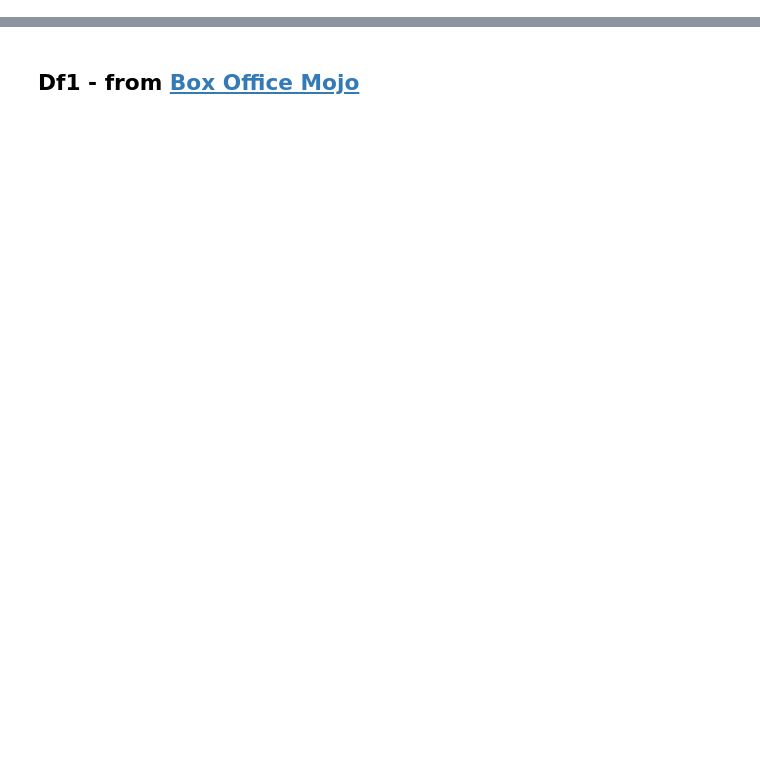
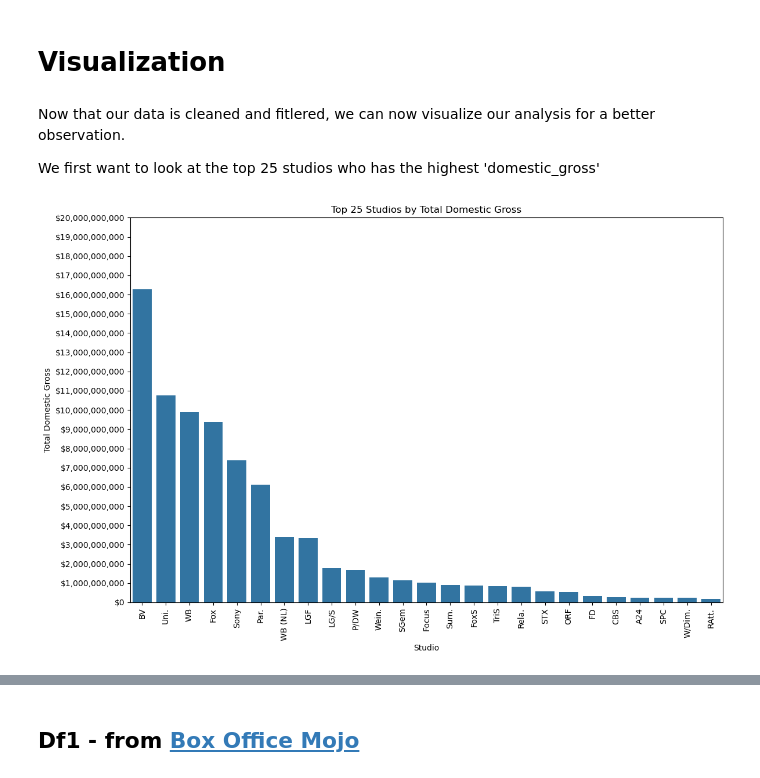
Before and after one commit to TravisClark1432/TAD-Pictures-Productions-Analysis, a Jupyter notebook: alli.p2.ipynb, the cells around one changed output, grey strips where cells are left out. Drawn from its saved outputs; the diff is of its cells as text; code cells hidden in the pictures; blank space fills up the shorter version.

```diff
--- a/alli.p2.ipynb
+++ b/alli.p2.ipynb
@@ -63,0 +345,20 @@ pd. read_sql(
+# %%
+merged_df6_q1_df.loc[8, 'genres'] = 'Action,Adventure,Sci-Fi'
+merged_df6_q1_df.loc[4, 'genres'] = 'Action,Adventure,Sci-Fi'
+merged_df6_q1_df.loc[251, 'genres'] = 'Action,Adventure,Sci-Fi'
+merged_df6_q1_df.loc[251, 'studio'] = 'Sony'
+merged_df6_q1_df.loc[165, 'genres'] = 'Adventure,Drama,Fantasy'
+merged_df6_q1_df.loc[167, 'genres'] = 'Adventure,Drama,Fantasy'
+merged_df6_q1_df.loc[165, 'studio'] = 'WB'
+merged_df6_q1_df.loc[167, 'studio'] = 'WB'
+merged_df6_q1_df.loc[28, 'genres'] = 'Action,Adventure,Sci-Fi'
+merged_df6_q1_df.loc[35, 'studio'] = 'BV'
+merged_df6_q1_df.loc[25, 'studio'] = 'Sony'
+merged_df6_q1_df.loc[19, 'studio'] = 'BV'
+merged_df6_q1_df.loc[38, 'studio'] = 'BV'
+# %%
+#We drop the 'id' column
+merged_df6_q1_df.drop(columns=['id'], inplace=True)
+# %%
+#We renamed 'domestic_gross_x' to 'domestic_gross'
+merged_df6_q1_df.rename(columns={'domestic_gross_x': 'domestic_gross'}, inplace=True)
@@ -63,0 +396,43 @@ pd. read_sql(
+# %% [markdown]
+# Visualization
+# %% [markdown]
+Now that our data is cleaned and fitlered, we can now visualize our analysis for a better observation.
+
+We first want to look at the top 25 studios who has the highest 'domestic_gross'
+# %%
+import seaborn as sns
+import matplotlib.pyplot as plt
+
+# Get the top 25 studios by domestic gross
+top_studios_merged = merged_df6_q1_df.groupby('studio')['domestic_gross_x'].sum().nlargest(25).index
+
+# Filter the DataFrame to include only the top 25 studios
+df_top_25_merged = merged_df6_q1_df[merged_df6_q1_df['studio'].isin(top_studios_merged)]
+
+# Calculate the total domestic gross for each studio
+total_domestic_gross_merged = df_top_25_merged.groupby('studio')['domestic_gross_x'].sum().reset_index()
+
+# Sort the studios based on their total domestic gross
+sorted_studios_merged = total_domestic_gross_merged.sort_values(by='domestic_gross_x', ascending=False)['studio']
+
+# Create a bar plot with studios ordered from greatest to least
+plt.figure(figsize=(12, 8))
+barplot = sns.barplot(x='studio', y='domestic_gross_x', data=df_top_25_merged, estimator=sum, errorbar=None, order=sorted_studios_merged)
+plt.xlabel('Studio')
+plt.ylabel('Total Domestic Gross')
+plt.title('Top 25 Studios by Total Domestic Gross')
+plt.xticks(rotation=90)
+
+# Set the y-axis tick labels from 0 to 25,000,000,000
+y_ticks = range(0, 20000000001, 1000000000)
+barplot.set_yticks(y_ticks)
+barplot.set_yticklabels(['${:,.0f}'.format(ytick) for ytick in y_ticks])
+
+# Add text labels with each bar's value
+#for index, row in total_domestic_gross.iterrows():
+    #barplot.text(index, row['domestic_gross'], '${:,.0f}'.format(row['domestic_gross']), ha='center', va='bottom', fontsize=8)
+
+plt.tight_layout()
+plt.show()
+# %% [output]
+[figure, added]
```
Also changed, not shown: parts of 69 cells of this notebook, 1 other file.
